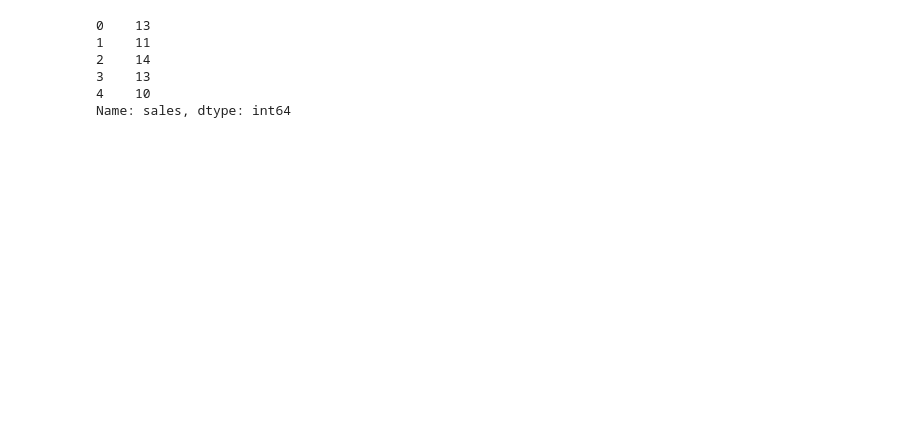
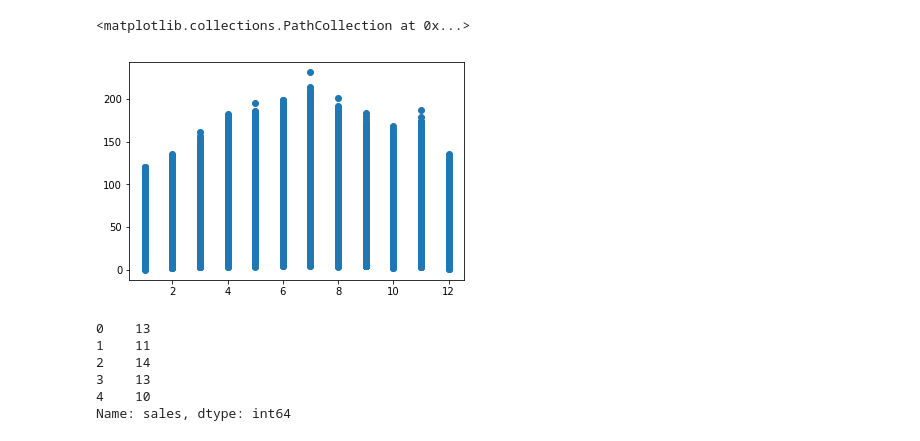
Before and after one commit to idukkigold/StoreForecast_Regression, a Jupyter notebook: Store_Price.ipynb, the cells around one changed output. Saved outputs shown, nothing was run; the diff lists cells and outputs as text; code cells hidden in the pictures; blank space fills up the shorter version.

```diff
--- a/Store_Price.ipynb
+++ b/Store_Price.ipynb
@@ -50,3 +66,9 @@ plt.plot(store1['date'],store1['sales'])
+# %%
+df["median-store_item-month"] = df.groupby(["month","year"])["sales"].transform("median")
+plt.scatter(df['month'],df['sales'])
+# %% [output]
+<matplotlib.collections.PathCollection at 0x...>
+[figure, added]
 # %%
 Y=df['sales']
 Y.head()
```
Also changed, not shown: parts of 11 cells of this notebook.
